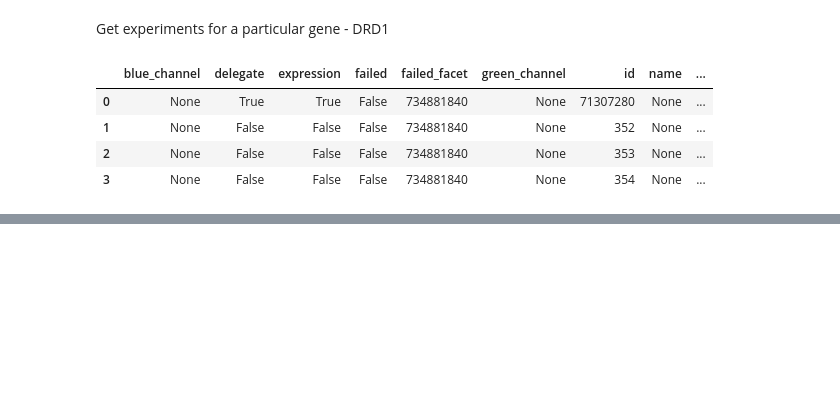
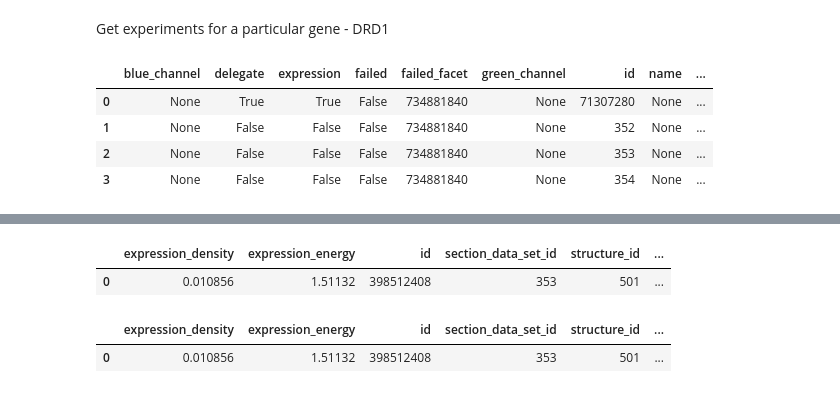
Before and after one commit to ikharitonov/allen-data-mining, a Jupyter notebook: gene_expression/receptor_density.ipynb, the cells around one changed output, grey strips where cells are left out. Saved outputs shown, nothing was run; the diff lists cells and outputs as text; code cells hidden in the pictures; blank space fills up the shorter version.

```diff
--- a/gene_expression/receptor_density.ipynb
+++ b/gene_expression/receptor_density.ipynb
@@ -117,0 +120,5 @@ Primary somatosensory area, nose, layer 6b -- SSp-n6b -- expression_energy = 13.
+# %%
+def query_id_path(s_id):
+    query = rma.model_query('StructureLookup', criteria="structure[id$eq"+str(s_id)+"]",include="structure",
+        options="[only$eq'structure_lookups.termtype,structure_lookups.structure_id_path']")[0]
+    return query['structure']['structure_id_path']
@@ -117,0 +136,13 @@ Primary somatosensory area, nose, layer 6b -- SSp-n6b -- expression_energy = 13.
+# %%
+out_df = []
+for s_id in tqdm(newdf['structure_id'],'Searching for data from visual areas'):
+    hasParentInPath = str(PARENT_AREA_ID) in query_id_path(s_id)
+    if hasParentInPath:
+        out_df.append(newdf[newdf['structure_id']==s_id].to_dict('records')[0])
+#         print(newdf[newdf['structure_id']==s_id])
+out_df = pd.DataFrame(out_df)
+# %%
+out_df
+# %% [output]
+|  | expression_density | expression_energy | id | section_data_set_id | structure_id | ... |
+| 0 | 0.010856 | 1.51132 | 398512408 | 353 | 501 | ... |
@@ -117,0 +152,5 @@ Primary somatosensory area, nose, layer 6b -- SSp-n6b -- expression_energy = 13.
+# %%
+pd.read_csv(filename)
+# %% [output]
+|  | expression_density | expression_energy | id | section_data_set_id | structure_id | ... |
+| 0 | 0.010856 | 1.51132 | 398512408 | 353 | 501 | ... |
```
Also changed, not shown: parts of 16 cells of this notebook, 1 other file.
